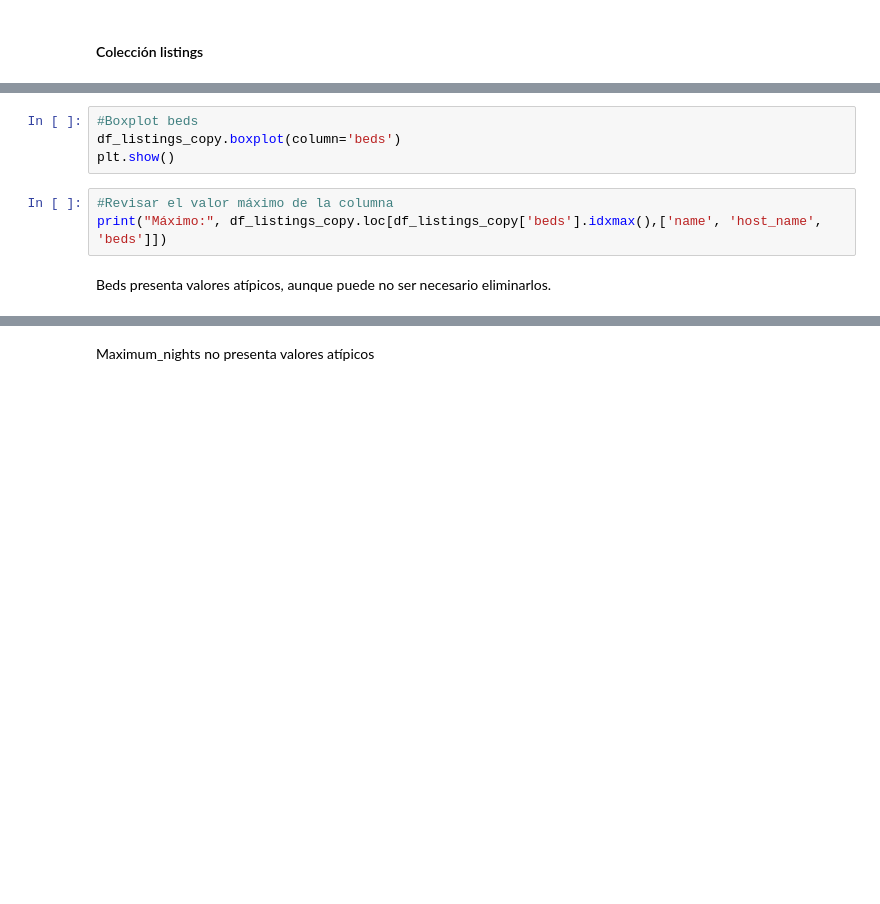
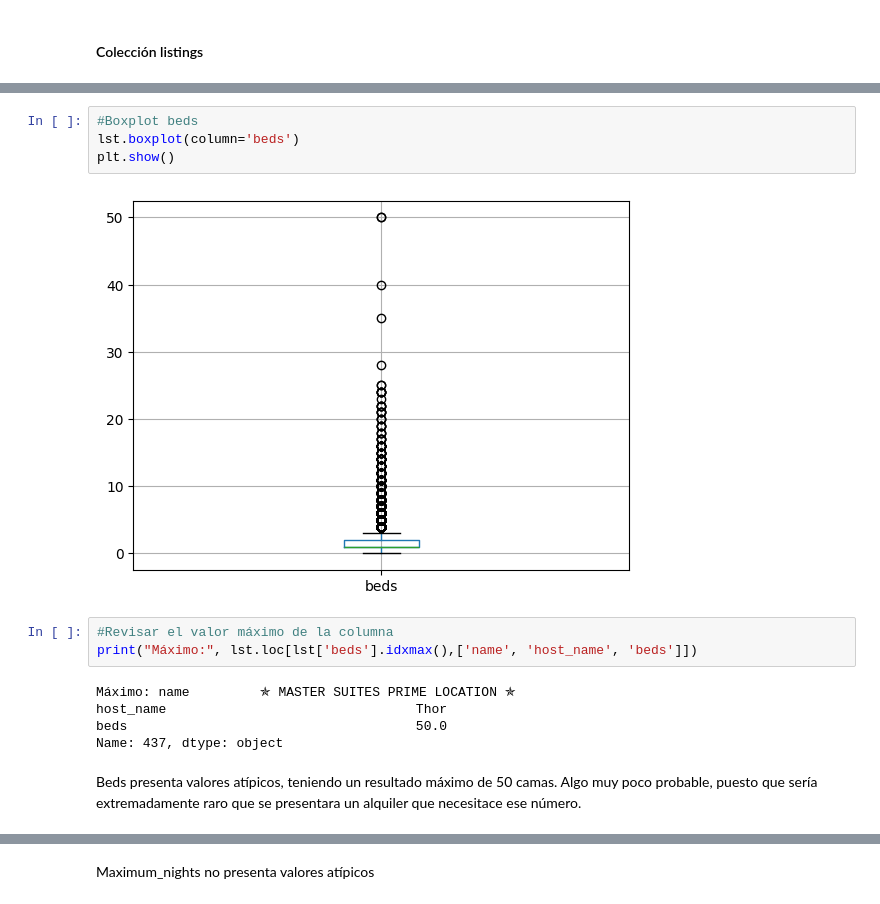
Before and after one commit to EmilianoVS09/Parcial2BI, a Jupyter notebook: notebooks/Parcial2ETLAirBNB.ipynb, the cells around one changed output, grey strips where cells are left out. Cells and saved outputs as stored; diff of their text form; blank space fills up the shorter version.

```diff
--- a/notebooks/Parcial2ETLAirBNB.ipynb
+++ b/notebooks/Parcial2ETLAirBNB.ipynb
@@ -796,11 +690,18 @@ Bedrooms presenta valores atípicos, aunque puede no ser necesario eliminarlos.
 # %%
 #Boxplot beds
-df_listings_copy.boxplot(column='beds')
+lst.boxplot(column='beds')
 plt.show()
+# %% [output]
+[figure, added]
 # %%
 #Revisar el valor máximo de la columna
-print("Máximo:", df_listings_copy.loc[df_listings_copy['beds'].idxmax(),['name', 'host_name', 'beds']])
+print("Máximo:", lst.loc[lst['beds'].idxmax(),['name', 'host_name', 'beds']])
+# %% [output]
+Máximo: name         ✯ MASTER SUITES PRIME LOCATION ✯
+host_name                                Thor
+beds                                     50.0
+Name: 437, dtype: object
 # %% [markdown]
-Beds presenta valores atípicos, aunque puede no ser necesario eliminarlos.
+Beds presenta valores atípicos, teniendo un resultado máximo de 50 camas. Algo muy poco probable, puesto que sería extremadamente raro que se presentara un alquiler que necesitace ese número.
 # %%
 #Boxplot bathrooms
```
Also changed, not shown: parts of 63 cells of this notebook, 1 other file.
